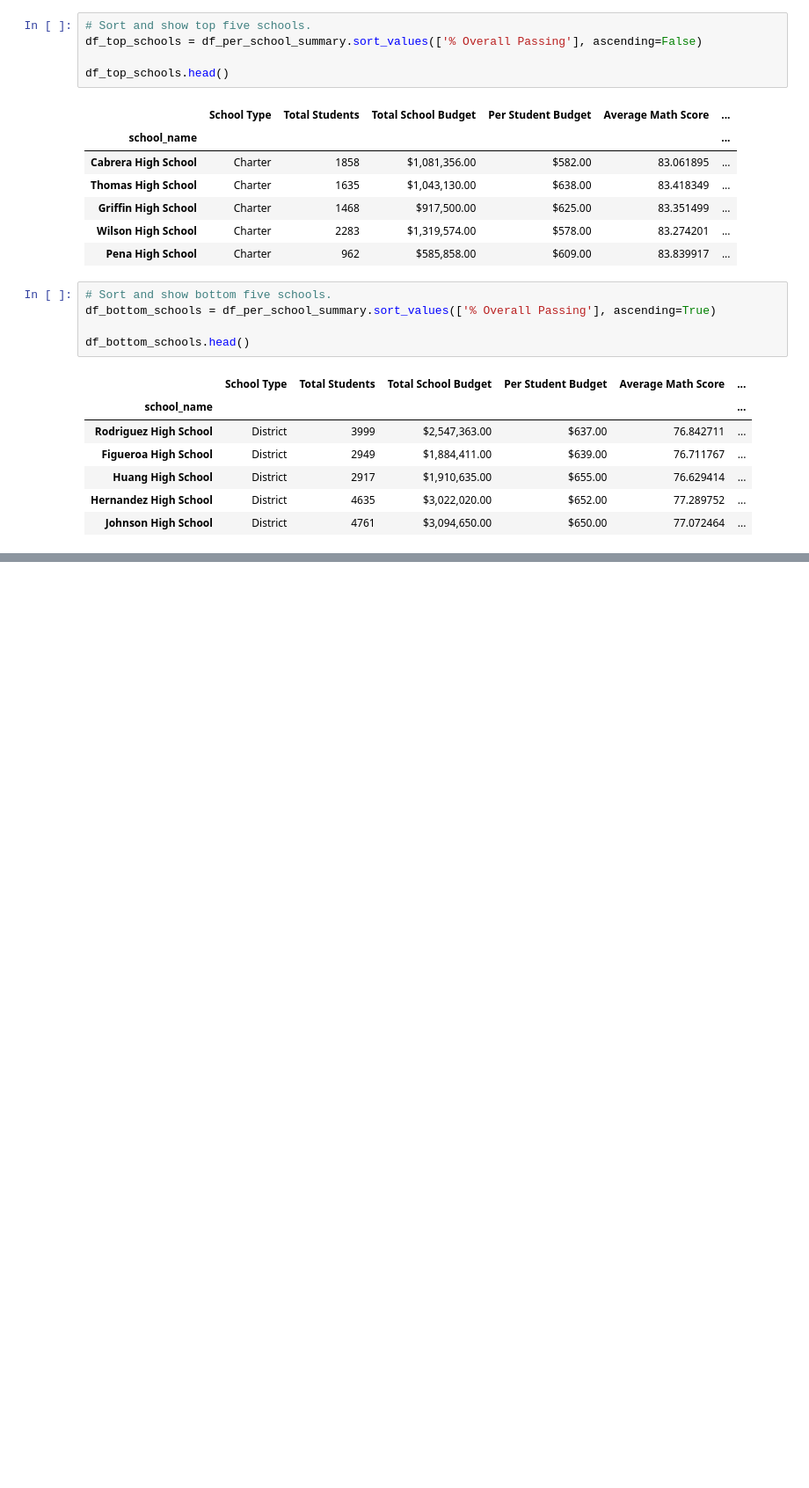
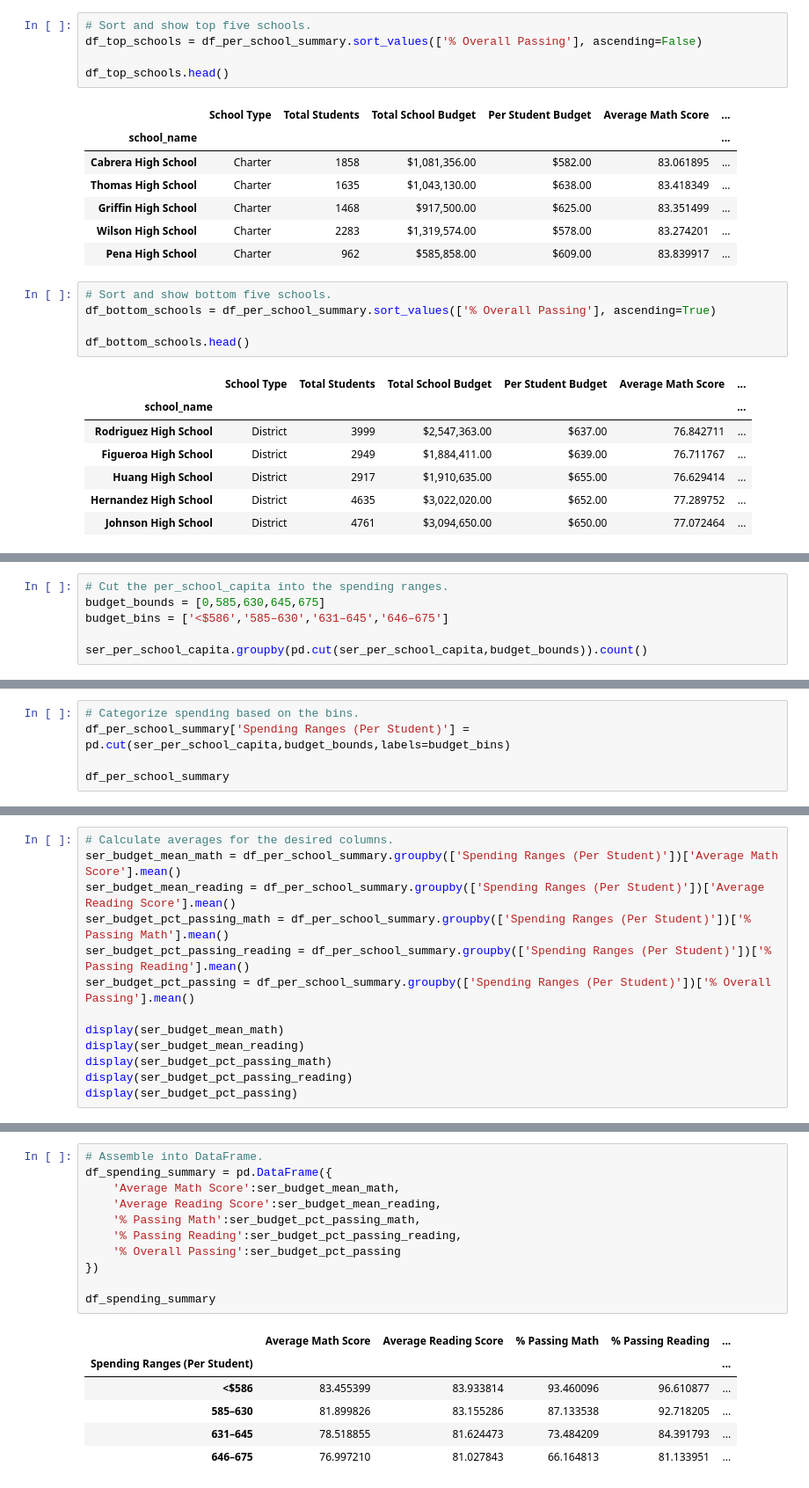
Before and after one commit to elangendorff/School_District_Analysis, a Jupyter notebook: PyCitySchools.ipynb, the cells around one changed output, grey strips where cells are left out. Shown at 88% size. Saved outputs shown, nothing was run; the diff lists cells and outputs as text; blank space fills up the shorter version.

Commit message:
scores by school spending

```diff
--- a/PyCitySchools.ipynb
+++ b/PyCitySchools.ipynb
@@ -1190,0 +1224,6 @@ display(df_scores_by_grade_reading)
+# %%
+# Cut the per_school_capita into the spending ranges.
+budget_bounds = [0,585,630,645,675]
+budget_bins = ['<$586','585–630','631–645','646–675']
+
+ser_per_school_capita.groupby(pd.cut(ser_per_school_capita,budget_bounds)).count()
@@ -1190,0 +1257,5 @@ display(df_scores_by_grade_reading)
+# %%
+# Categorize spending based on the bins.
+df_per_school_summary['Spending Ranges (Per Student)'] = pd.cut(ser_per_school_capita,budget_bounds,labels=budget_bins)
+
+df_per_school_summary
@@ -1190,0 +1288,13 @@ display(df_scores_by_grade_reading)
+# %%
+# Calculate averages for the desired columns.
+ser_budget_mean_math = df_per_school_summary.groupby(['Spending Ranges (Per Student)'])['Average Math Score'].mean()
+ser_budget_mean_reading = df_per_school_summary.groupby(['Spending Ranges (Per Student)'])['Average Reading Score'].mean()
+ser_budget_pct_passing_math = df_per_school_summary.groupby(['Spending Ranges (Per Student)'])['% Passing Math'].mean()
+ser_budget_pct_passing_reading = df_per_school_summary.groupby(['Spending Ranges (Per Student)'])['% Passing Reading'].mean()
+ser_budget_pct_passing = df_per_school_summary.groupby(['Spending Ranges (Per Student)'])['% Overall Passing'].mean()
+
+display(ser_budget_mean_math)
+display(ser_budget_mean_reading)
+display(ser_budget_pct_passing_math)
+display(ser_budget_pct_passing_reading)
+display(ser_budget_pct_passing)
@@ -1190,0 +1332,18 @@ display(df_scores_by_grade_reading)
+# %%
+# Assemble into DataFrame.
+df_spending_summary = pd.DataFrame({
+    'Average Math Score':ser_budget_mean_math,
+    'Average Reading Score':ser_budget_mean_reading,
+    '% Passing Math':ser_budget_pct_passing_math,
+    '% Passing Reading':ser_budget_pct_passing_reading,
+    '% Overall Passing':ser_budget_pct_passing
+})
+
+df_spending_summary
+# %% [output]
+|  | Average Math Score | Average Reading Score | % Passing Math | % Passing Reading | ... |
+| Spending Ranges (Per Student) |  |  |  |  | ... |
+| <$586 | 83.455399 | 83.933814 | 93.460096 | 96.610877 | ... |
+| 585–630 | 81.899826 | 83.155286 | 87.133538 | 92.718205 | ... |
+| 631–645 | 78.518855 | 81.624473 | 73.484209 | 84.391793 | ... |
+| 646–675 | 76.997210 | 81.027843 | 66.164813 | 81.133951 | ... |
```
Also changed, not shown: parts of 22 cells of this notebook.
